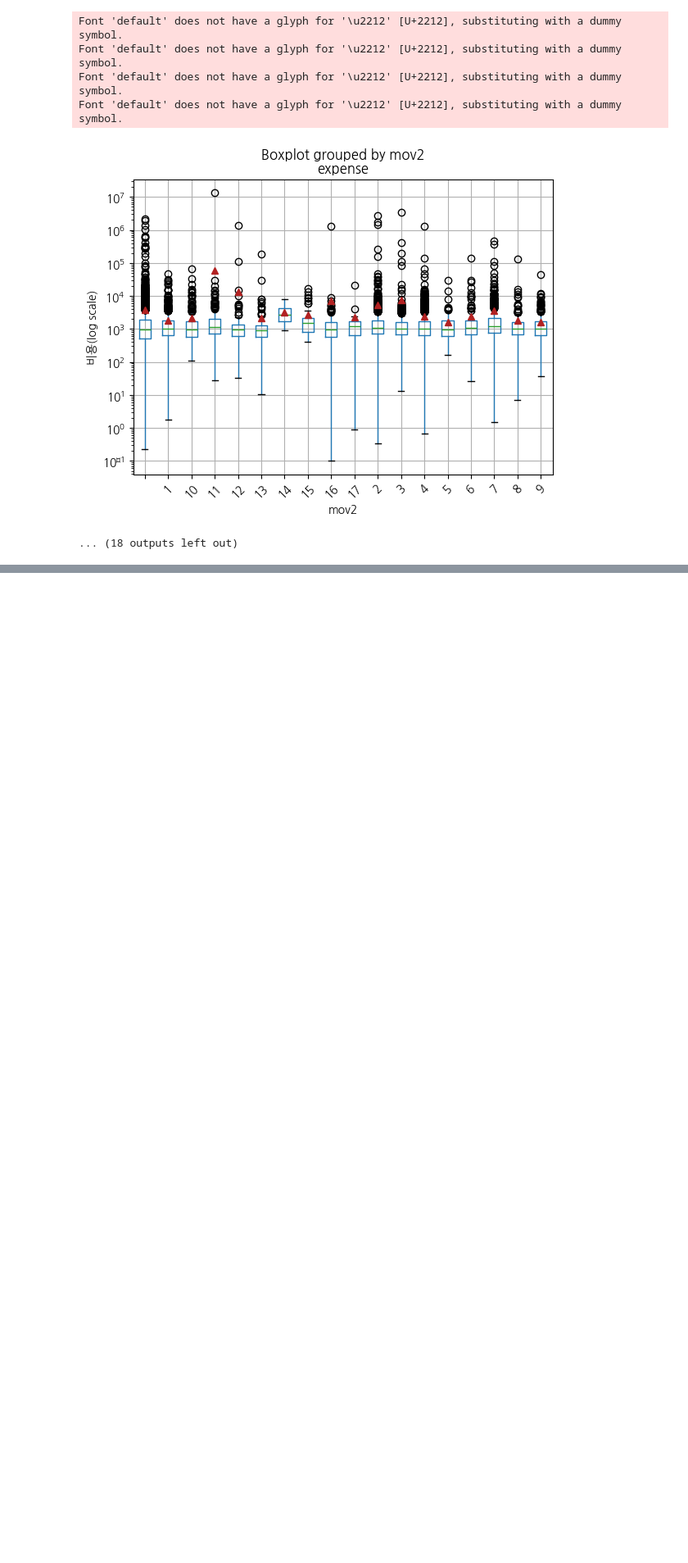
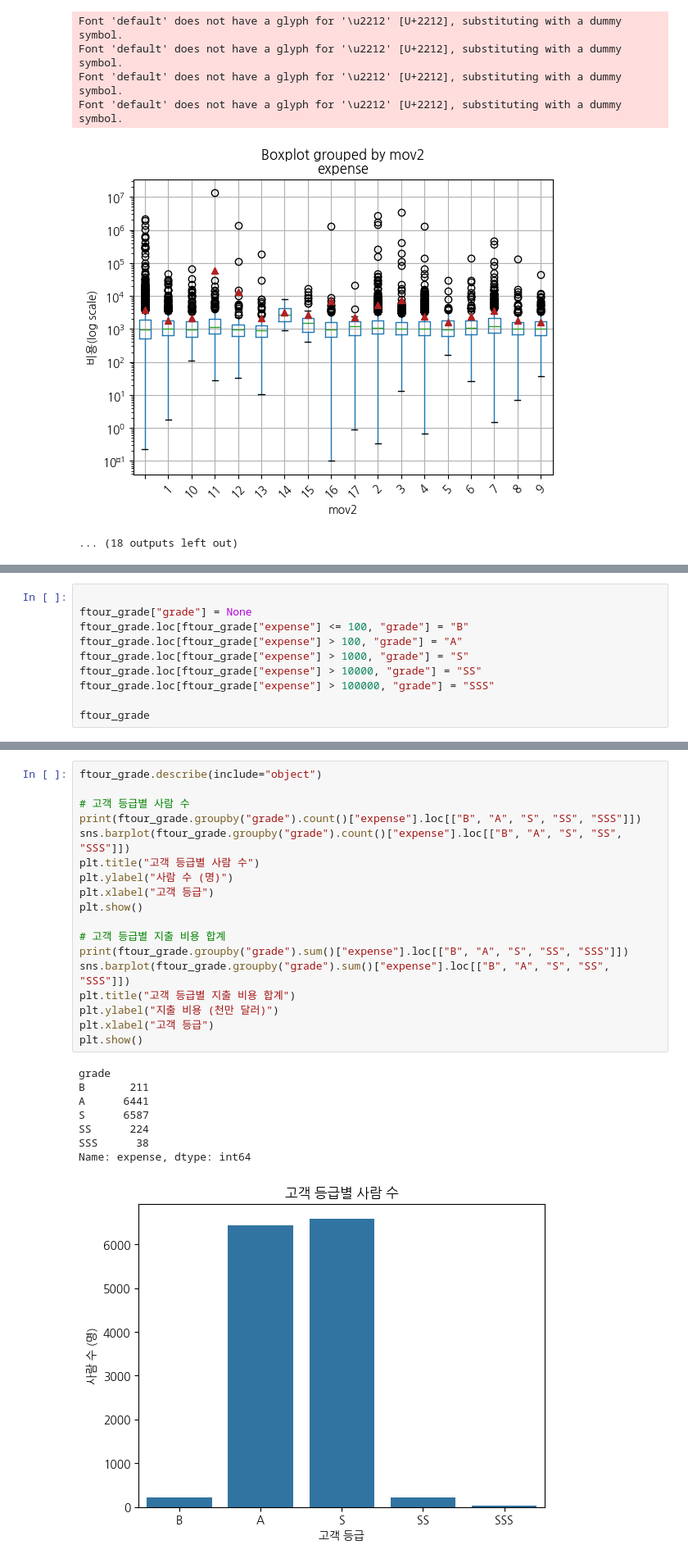
Before and after one commit to vhf1030/wanted-potenup, a Jupyter notebook: project1.ipynb, the cells around one changed output, grey strips where cells are left out. Shown at 82% size. Drawn from its saved outputs; the diff is of its cells as text; blank space fills up the shorter version.

```diff
--- a/project1.ipynb
+++ b/project1.ipynb
@@ -246,0 +451,10 @@ Font 'default' does not have a glyph for '\u2212' [U+2212], substituting with a
+# %%
+
+ftour_grade["grade"] = None
+ftour_grade.loc[ftour_grade["expense"] <= 100, "grade"] = "B"
+ftour_grade.loc[ftour_grade["expense"] > 100, "grade"] = "A"
+ftour_grade.loc[ftour_grade["expense"] > 1000, "grade"] = "S"
+ftour_grade.loc[ftour_grade["expense"] > 10000, "grade"] = "SS"
+ftour_grade.loc[ftour_grade["expense"] > 100000, "grade"] = "SSS"
+
+ftour_grade
@@ -246,0 +480,27 @@ Font 'default' does not have a glyph for '\u2212' [U+2212], substituting with a
+# %%
+ftour_grade.describe(include="object")
+
+# 고객 등급별 사람 수
+print(ftour_grade.groupby("grade").count()["expense"].loc[["B", "A", "S", "SS", "SSS"]])
+sns.barplot(ftour_grade.groupby("grade").count()["expense"].loc[["B", "A", "S", "SS", "SSS"]])
+plt.title("고객 등급별 사람 수")
+plt.ylabel("사람 수 (명)")
+plt.xlabel("고객 등급")
+plt.show()
+
+# 고객 등급별 지출 비용 합계
+print(ftour_grade.groupby("grade").sum()["expense"].loc[["B", "A", "S", "SS", "SSS"]])
+sns.barplot(ftour_grade.groupby("grade").sum()["expense"].loc[["B", "A", "S", "SS", "SSS"]])
+plt.title("고객 등급별 지출 비용 합계")
+plt.ylabel("지출 비용 (천만 달러)")
+plt.xlabel("고객 등급")
+plt.show()
+# %% [output]
+grade
+B       211
+A      6441
+S      6587
+SS      224
+SSS      38
+Name: expense, dtype: int64
+[figure, added]
```
Also changed, not shown: parts of 19 cells of this notebook, 3 other files.
